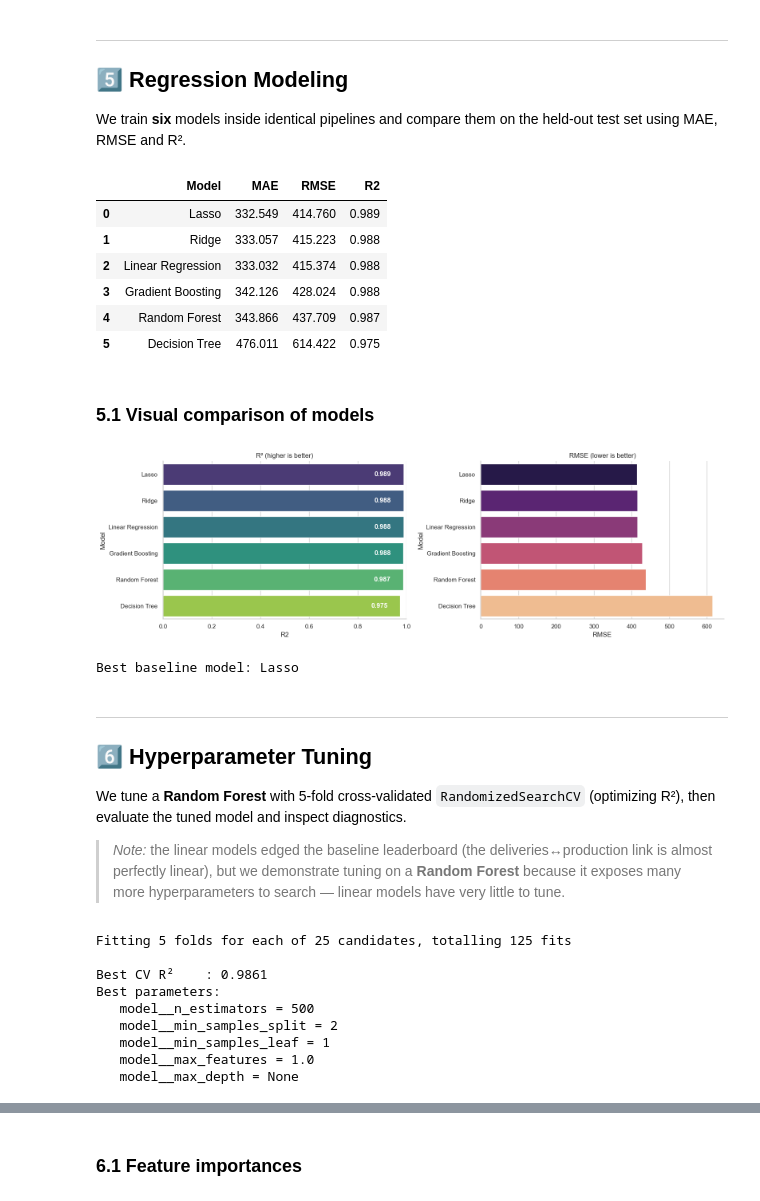
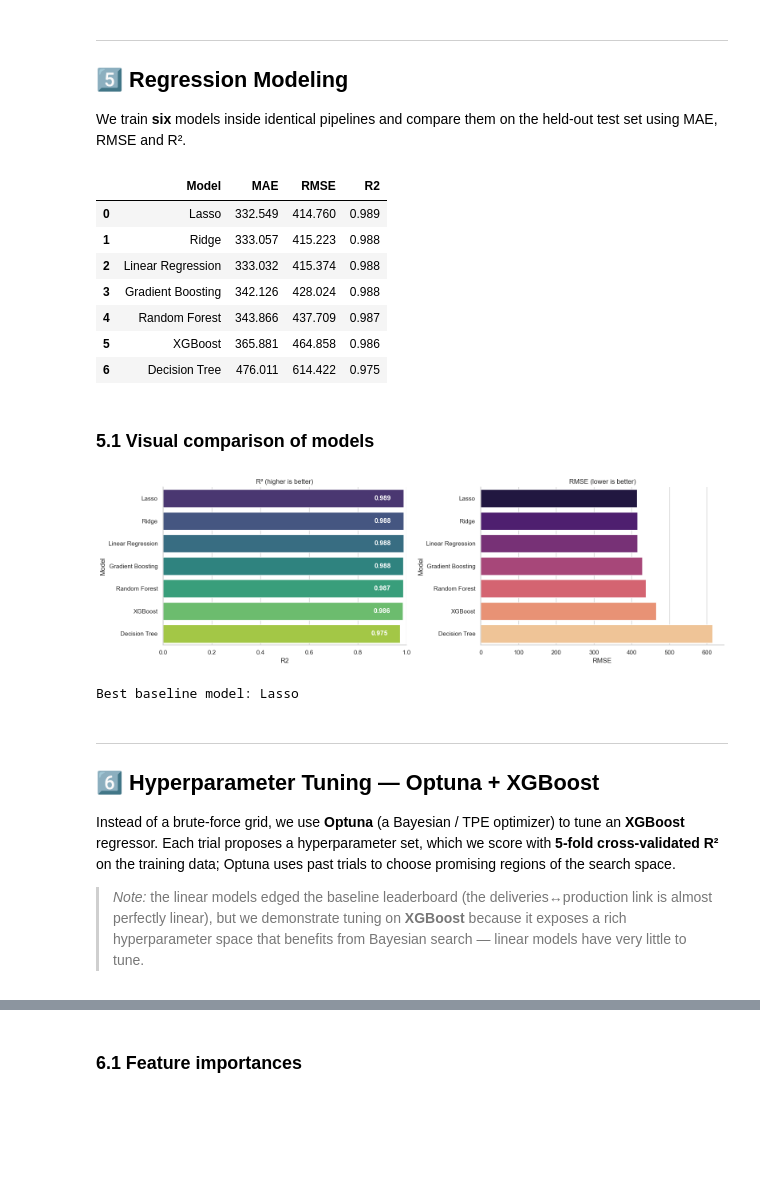
Before and after one commit to DeepteshMohapatra99/Celebal_Technologies, a Jupyter notebook: Week_2/week2_deeptesh_mohapatra.ipynb, the cells around one changed output, grey strips where cells are left out. Saved outputs shown, nothing was run; the diff lists cells and outputs as text; code cells hidden in the pictures; blank space fills up the shorter version.

```diff
--- a/Week_2/week2_deeptesh_mohapatra.ipynb
+++ b/Week_2/week2_deeptesh_mohapatra.ipynb
@@ -363,34 +367,36 @@ def evaluate(name, model, X_te, y_te):
         'RMSE': np.sqrt(mean_squared_error(y_te, pred)),
         'R2':   r2_score(y_te, pred),
     }
 
 models = {
     'Linear Regression':  LinearRegression(),
     'Ridge':              Ridge(alpha=1.0, random_state=RANDOM_STATE),
     'Lasso':              Lasso(alpha=1.0, random_state=RANDOM_STATE),
     'Decision Tree':      DecisionTreeRegressor(random_state=RANDOM_STATE),
     'Random Forest':      RandomForestRegressor(n_estimators=200, random_state=RANDOM_STATE, n_jobs=-1),
     'Gradient Boosting':  GradientBoostingRegressor(random_state=RANDOM_STATE),
+    'XGBoost':            XGBRegressor(random_state=RANDOM_STATE, n_jobs=-1, verbosity=0),
 }
 
 results = []
 fitted = {}
 for name, est in models.items():
     pipe = Pipeline([('prep', preprocessor), ('model', est)])
     pipe.fit(X_train, y_train)
     fitted[name] = pipe
     results.append(evaluate(name, pipe, X_test, y_test))
 
 results_df = pd.DataFrame(results).sort_values('R2', ascending=False).reset_index(drop=True)
 results_df.round(3)
 # %% [output]
 |  | Model | MAE | RMSE | R2 |
 | 0 | Lasso | 332.549 | 414.760 | 0.989 |
 | 1 | Ridge | 333.057 | 415.223 | 0.988 |
 | 2 | Linear Regression | 333.032 | 415.374 | 0.988 |
 | 3 | Gradient Boosting | 342.126 | 428.024 | 0.988 |
 | 4 | Random Forest | 343.866 | 437.709 | 0.987 |
-| 5 | Decision Tree | 476.011 | 614.422 | 0.975 |
+| 5 | XGBoost | 365.881 | 464.858 | 0.986 |
+| 6 | Decision Tree | 476.011 | 614.422 | 0.975 |
 # %% [markdown]
 ### 5.1 Visual comparison of models
 # %%
@@ -409,45 +415,16 @@ plt.tight_layout(); plt.show()
 best_name = results_df.iloc[0]['Model']
 print('Best baseline model:', best_name)
 # %% [output]
-[figure, old version]
+[figure, new version]
 Best baseline model: Lasso
 # %% [markdown]
 ---
-## 6️⃣ Hyperparameter Tuning
-We tune a **Random Forest** with 5-fold cross-validated `RandomizedSearchCV`
-(optimizing R²), then evaluate the tuned model and inspect diagnostics.
+## 6️⃣ Hyperparameter Tuning — Optuna + XGBoost
+Instead of a brute-force grid, we use **Optuna** (a Bayesian / TPE optimizer) to tune an
+**XGBoost** regressor. Each trial proposes a hyperparameter set, which we score with **5-fold
+cross-validated R²** on the training data; Optuna uses past trials to choose promising regions
+of the search space.
 
 > *Note:* the linear models edged the baseline leaderboard (the deliveries↔production link is
-> almost perfectly linear), but we demonstrate tuning on a **Random Forest** because it exposes
-> many more hyperparameters to search — linear models have very little to tune.
+> almost perfectly linear), but we demonstrate tuning on **XGBoost** because it exposes a rich
+> hyperparameter space that benefits from Bayesian search — linear models have very little to tune.
-# %%
-rf_pipe = Pipeline([('prep', preprocessor),
-                    ('model', RandomForestRegressor(random_state=RANDOM_STATE, n_jobs=-1))])
-
-param_dist = {
-    'model__n_estimators':      [100, 200, 300, 500],
-    'model__max_depth':         [None, 10, 20, 30],
-    'model__min_samples_split': [2, 5, 10],
-    'model__min_samples_leaf':  [1, 2, 4],
-    'model__max_features':      ['sqrt', 'log2', 1.0],
-}
-
-search = RandomizedSearchCV(
-    rf_pipe, param_distributions=param_dist, n_iter=25, cv=5,
-    scoring='r2', random_state=RANDOM_STATE, n_jobs=-1, verbose=1)
-search.fit(X_train, y_train)
-
-print('\nBest CV R²    :', round(search.best_score_, 4))
-print('Best parameters:')
-for k, v in search.best_params_.items():
-    print(f'   {k} = {v}')
-# %% [output]
-Fitting 5 folds for each of 25 candidates, totalling 125 fits
-
-Best CV R²    : 0.9861
-Best parameters:
-   model__n_estimators = 500
-   model__min_samples_split = 2
-   model__min_samples_leaf = 1
-   model__max_features = 1.0
-   model__max_depth = None
```
Also changed, not shown: parts of 11 cells of this notebook.
